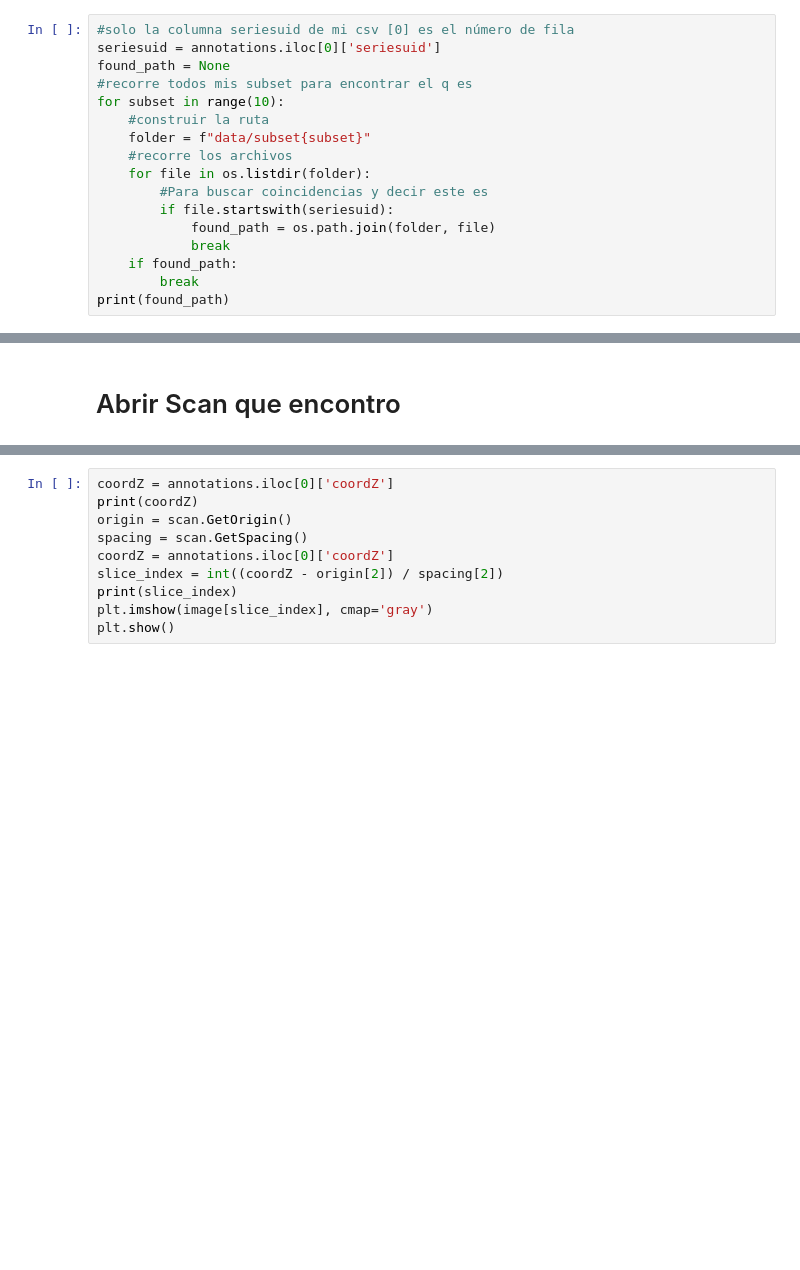
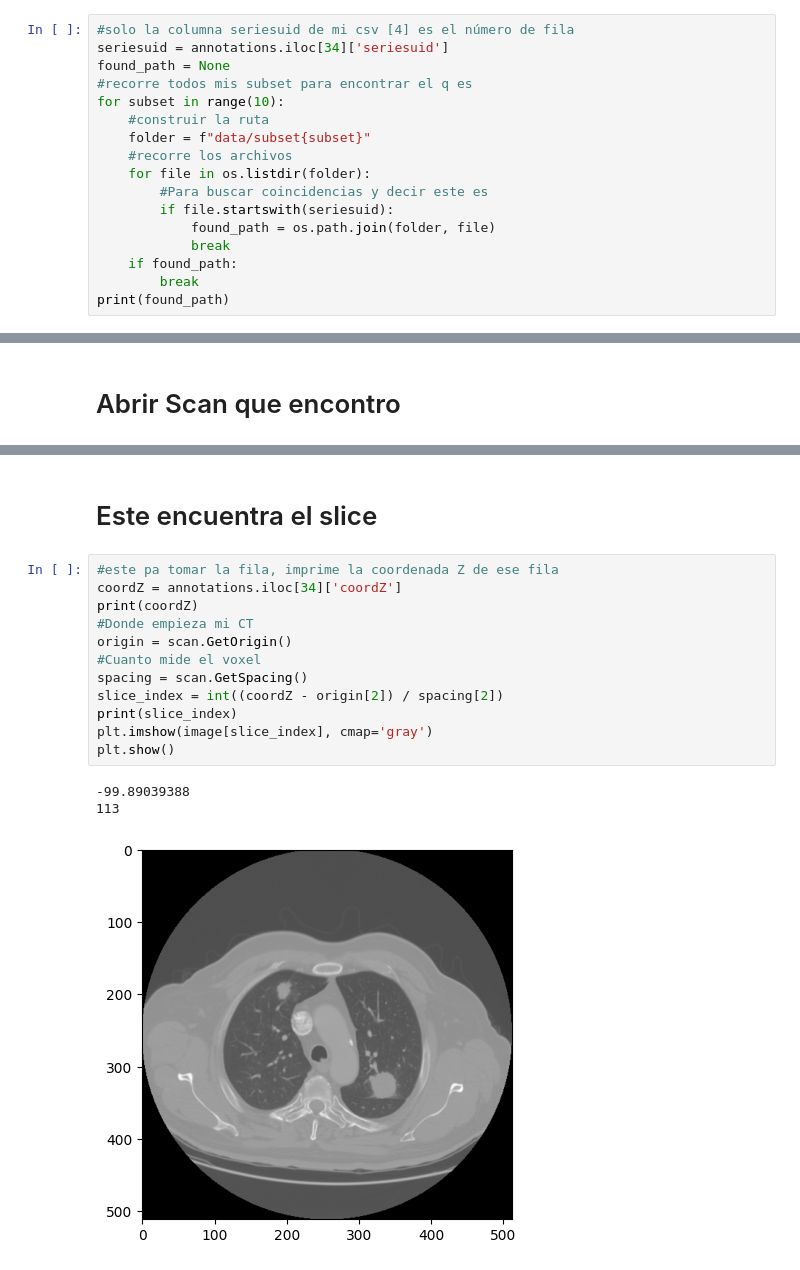
Before and after one commit to kassmontezuma/Capstone, a Jupyter notebook: DLExplore.ipynb, the cells around one changed output, grey strips where cells are left out. Cells and saved outputs as stored; diff of their text form; blank space fills up the shorter version.

```diff
--- a/DLExplore.ipynb
+++ b/DLExplore.ipynb
@@ -47,8 +66,8 @@ annotations.head()
 # %% [markdown]
 # Buscar CT automáticamente
 # %%
-#solo la columna seriesuid de mi csv [0] es el número de fila
-seriesuid = annotations.iloc[0]['seriesuid']
+#solo la columna seriesuid de mi csv [4] es el número de fila
+seriesuid = annotations.iloc[34]['seriesuid']
 found_path = None
 #recorre todos mis subset para encontrar el q es
 for subset in range(10):
@@ -82,10 +108,18 @@ print(spacing)
+# %% [markdown]
+# Este encuentra el slice
 # %%
-coordZ = annotations.iloc[0]['coordZ']
+#este pa tomar la fila, imprime la coordenada Z de ese fila
+coordZ = annotations.iloc[34]['coordZ']
 print(coordZ)
+#Donde empieza mi CT
 origin = scan.GetOrigin()
+#Cuanto mide el voxel
 spacing = scan.GetSpacing()
-coordZ = annotations.iloc[0]['coordZ']
 slice_index = int((coordZ - origin[2]) / spacing[2])
 print(slice_index)
 plt.imshow(image[slice_index], cmap='gray')
 plt.show()
+# %% [output]
+-99.89039388
+113
+[figure, added]
```
Also changed, not shown: parts of 25 cells of this notebook.
